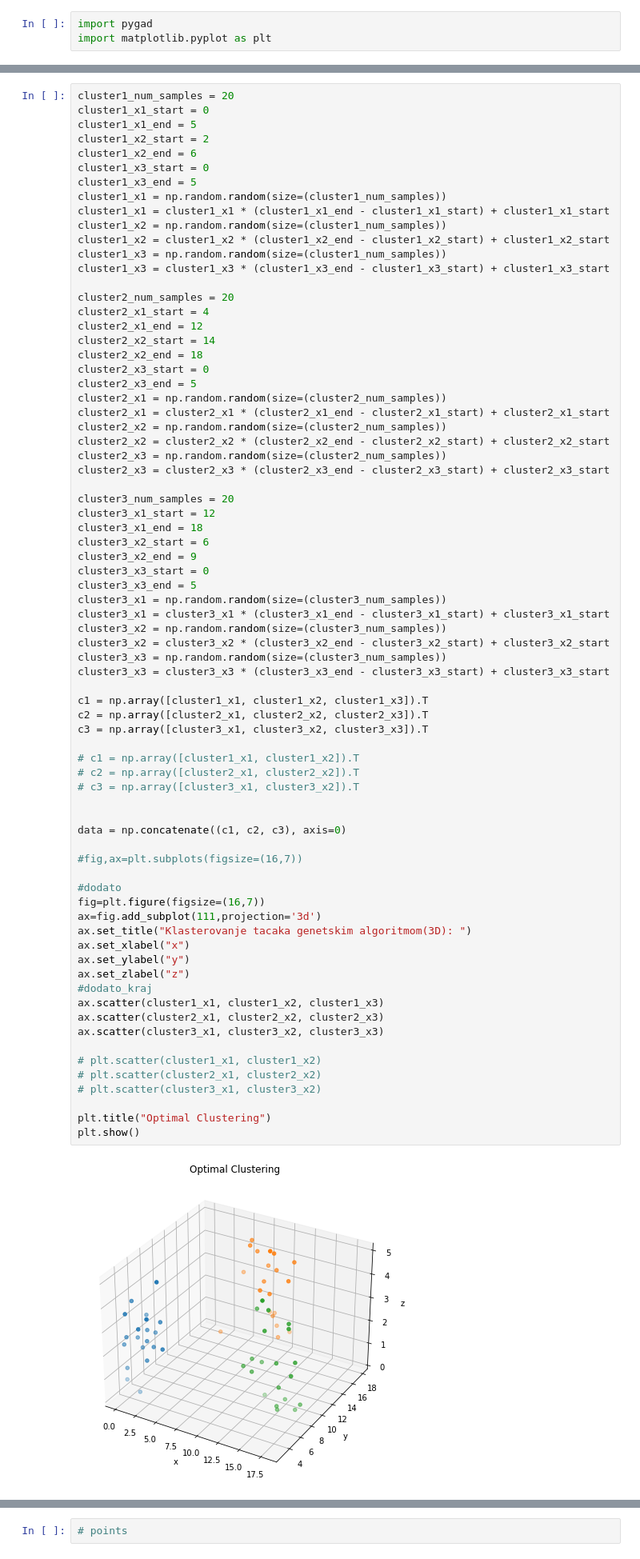
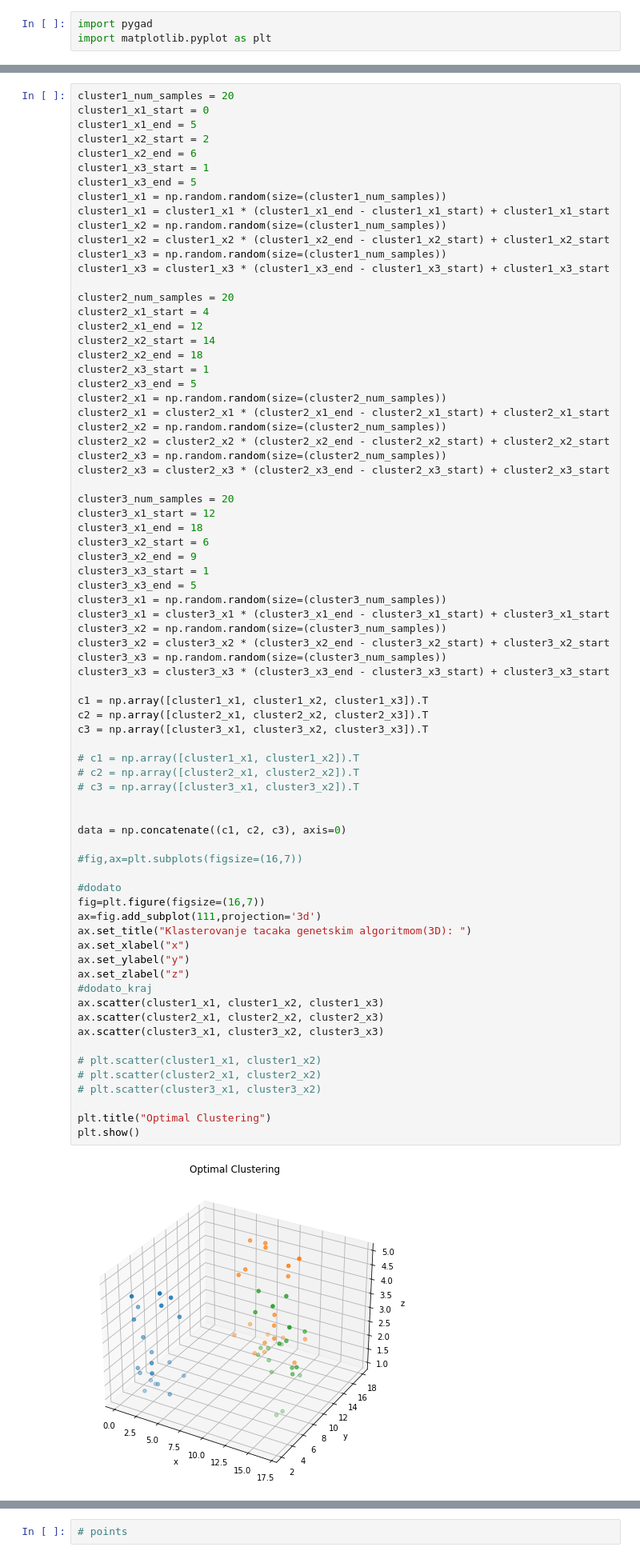
Before and after one commit to erminskrijelj/RI_projekat, a Jupyter notebook: riprojekat.ipynb, the cells around one changed output, grey strips where cells are left out. Shown: that part at 80% size. Drawn from its saved outputs; the diff is of its cells as text.

```diff
--- a/riprojekat.ipynb
+++ b/riprojekat.ipynb
@@ -11,7 +13,7 @@ cluster1_x1_start = 0
 cluster1_x1_end = 5
 cluster1_x2_start = 2
 cluster1_x2_end = 6
-cluster1_x3_start = 0
+cluster1_x3_start = 1
 cluster1_x3_end = 5
 cluster1_x1 = np.random.random(size=(cluster1_num_samples))
 cluster1_x1 = cluster1_x1 * (cluster1_x1_end - cluster1_x1_start) + cluster1_x1_start
@@ -25,7 +27,7 @@ cluster2_x1_start = 4
 cluster2_x1_end = 12
 cluster2_x2_start = 14
 cluster2_x2_end = 18
-cluster2_x3_start = 0
+cluster2_x3_start = 1
 cluster2_x3_end = 5
 cluster2_x1 = np.random.random(size=(cluster2_num_samples))
 cluster2_x1 = cluster2_x1 * (cluster2_x1_end - cluster2_x1_start) + cluster2_x1_start
@@ -39,7 +41,7 @@ cluster3_x1_start = 12
 cluster3_x1_end = 18
 cluster3_x2_start = 6
 cluster3_x2_end = 9
-cluster3_x3_start = 0
+cluster3_x3_start = 1
 cluster3_x3_end = 5
 cluster3_x1 = np.random.random(size=(cluster3_num_samples))
 cluster3_x1 = cluster3_x1 * (cluster3_x1_end - cluster3_x1_start) + cluster3_x1_start
@@ -53,34 +55,34 @@ c2 = np.array([cluster2_x1, cluster2_x2, cluster2_x3]).T
 c3 = np.array([cluster3_x1, cluster3_x2, cluster3_x3]).T
 
 # c1 = np.array([cluster1_x1, cluster1_x2]).T
 # c2 = np.array([cluster2_x1, cluster2_x2]).T
 # c3 = np.array([cluster3_x1, cluster3_x2]).T
 
 
 data = np.concatenate((c1, c2, c3), axis=0)
 
 #fig,ax=plt.subplots(figsize=(16,7))
 
 #dodato
 fig=plt.figure(figsize=(16,7))
 ax=fig.add_subplot(111,projection='3d')
 ax.set_title("Klasterovanje tacaka genetskim algoritmom(3D): ")
 ax.set_xlabel("x")
 ax.set_ylabel("y")
 ax.set_zlabel("z")
 #dodato_kraj
 ax.scatter(cluster1_x1, cluster1_x2, cluster1_x3)
 ax.scatter(cluster2_x1, cluster2_x2, cluster2_x3)
 ax.scatter(cluster3_x1, cluster3_x2, cluster3_x3)
 
 # plt.scatter(cluster1_x1, cluster1_x2)
 # plt.scatter(cluster2_x1, cluster2_x2)
 # plt.scatter(cluster3_x1, cluster3_x2)
 
 plt.title("Optimal Clustering")
 plt.show()
 # %% [output]
-[figure, old version]
+[figure, new version]
 # %%
 points0=data.tolist()
 
```
Also changed, not shown: parts of 18 cells of this notebook.
